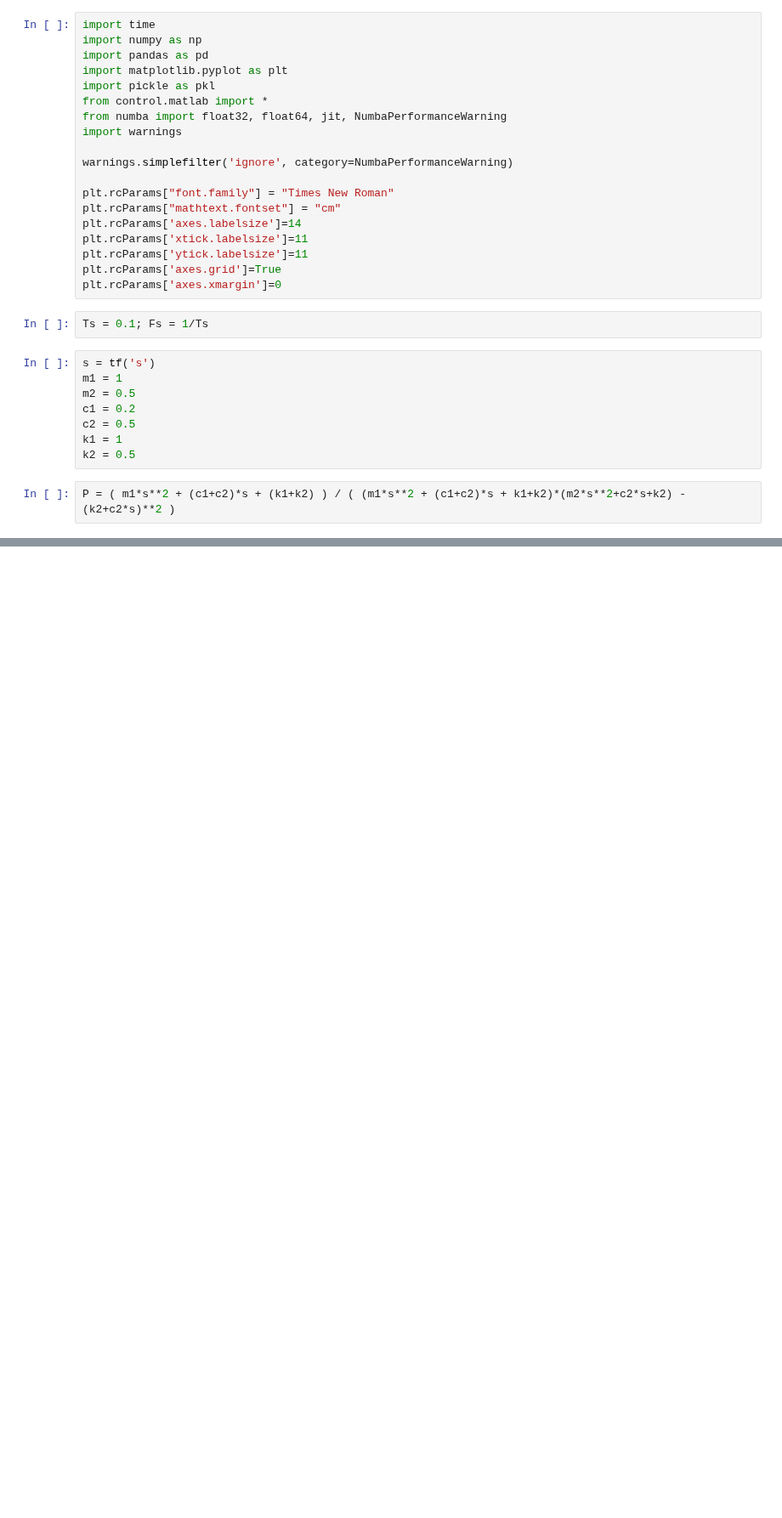
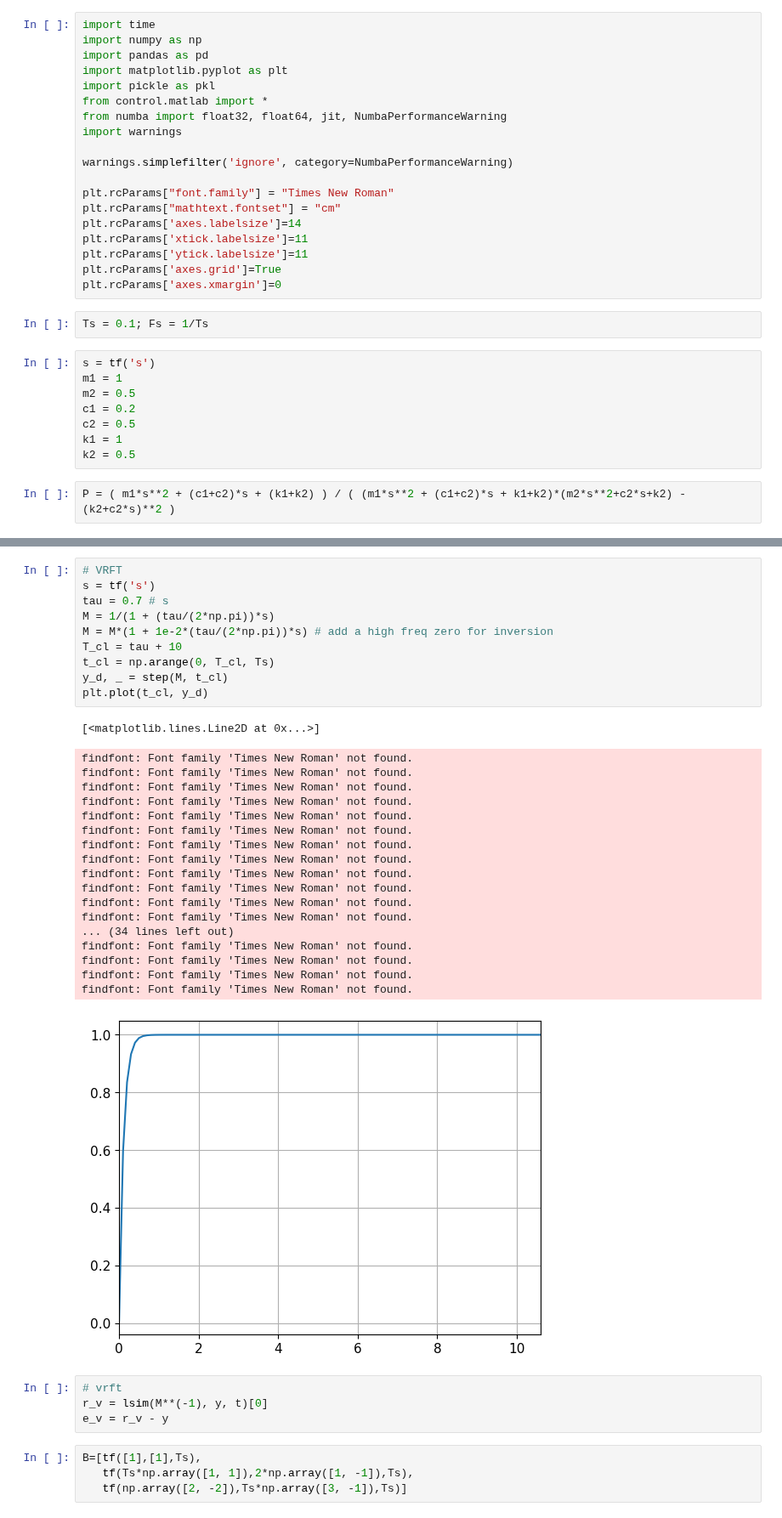
Before and after one commit to buswayne/sysid-transformers-control, a Jupyter notebook: control/campi_example_1_dev.ipynb, the cells around one changed output, grey strips where cells are left out. Shown at 85% size. Saved outputs shown, nothing was run; the diff lists cells and outputs as text; blank space fills up the shorter version.

```diff
--- a/control/campi_example_1_dev.ipynb
+++ b/control/campi_example_1_dev.ipynb
@@ -65,0 +66,38 @@ findfont: Font family 'Times New Roman' not found.
+# %%
+# VRFT
+s = tf('s')
+tau = 0.7 # s
+M = 1/(1 + (tau/(2*np.pi))*s)
+M = M*(1 + 1e-2*(tau/(2*np.pi))*s) # add a high freq zero for inversion
+T_cl = tau + 10
+t_cl = np.arange(0, T_cl, Ts)
+y_d, _ = step(M, t_cl)
+plt.plot(t_cl, y_d)
+# %% [output]
+[<matplotlib.lines.Line2D at 0x...>]
+findfont: Font family 'Times New Roman' not found.
+findfont: Font family 'Times New Roman' not found.
+findfont: Font family 'Times New Roman' not found.
+findfont: Font family 'Times New Roman' not found.
+findfont: Font family 'Times New Roman' not found.
+findfont: Font family 'Times New Roman' not found.
+findfont: Font family 'Times New Roman' not found.
+findfont: Font family 'Times New Roman' not found.
+findfont: Font family 'Times New Roman' not found.
+findfont: Font family 'Times New Roman' not found.
+findfont: Font family 'Times New Roman' not found.
+findfont: Font family 'Times New Roman' not found.
+... (34 lines left out)
+findfont: Font family 'Times New Roman' not found.
+findfont: Font family 'Times New Roman' not found.
+findfont: Font family 'Times New Roman' not found.
+findfont: Font family 'Times New Roman' not found.
+[figure, added]
+# %%
+# vrft
+r_v = lsim(M**(-1), y, t)[0]
+e_v = r_v - y
+# %%
+B=[tf([1],[1],Ts),
+   tf(Ts*np.array([1, 1]),2*np.array([1, -1]),Ts),
+   tf(np.array([2, -2]),Ts*np.array([3, -1]),Ts)]
```
Also changed, not shown: parts of 6 cells of this notebook, 8 other files.
